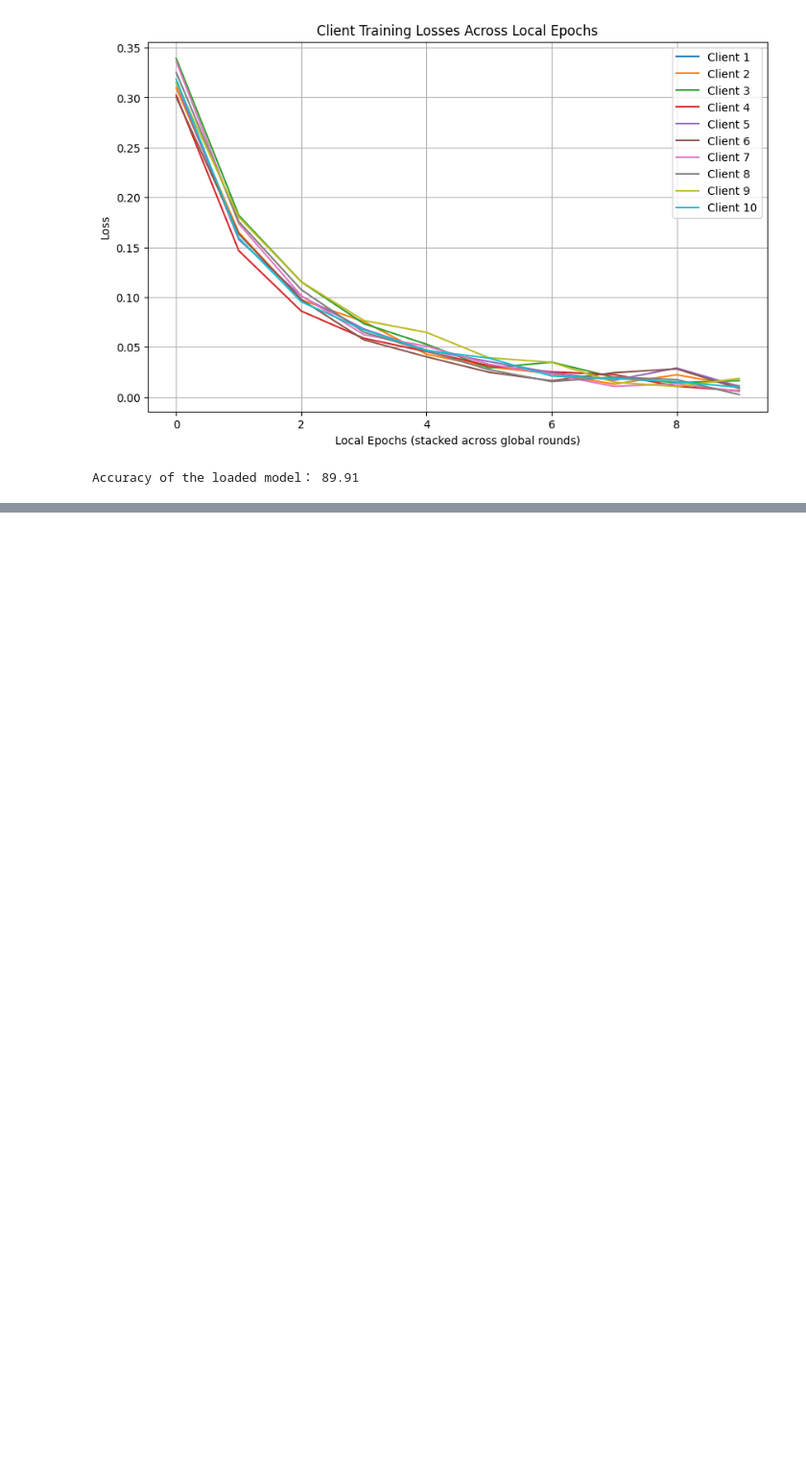
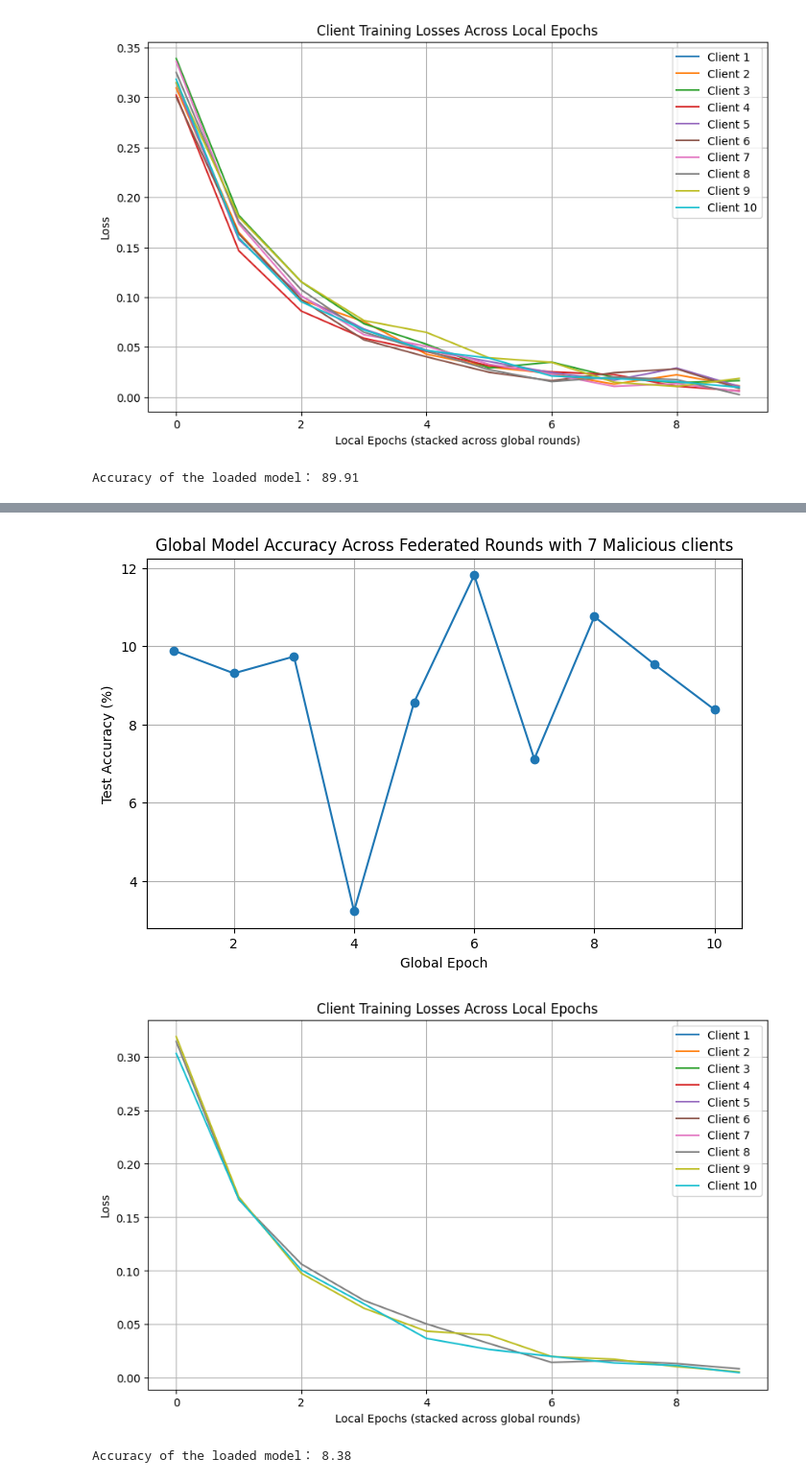
Before and after one commit to kevingallardo52/data_security_course_project, a Jupyter notebook: level_3.ipynb, the cells around one changed output, grey strips where cells are left out. Shown at 96% size. Drawn from its saved outputs; the diff is of its cells as text; code cells hidden in the pictures; blank space fills up the shorter version.

```diff
--- a/level_3.ipynb
+++ b/level_3.ipynb
@@ -238,0 +321,36 @@ Accuracy of the loaded model： 89.91
+# %%
+# Plot global accuracy
+
+plt.figure(figsize=(8,5))
+plt.plot(range(1, global_epochs+1), global_accuracies, marker='o')
+plt.title("Global Model Accuracy Across Federated Rounds with 7 Malicious clients")
+plt.xlabel("Global Epoch")
+plt.ylabel("Test Accuracy (%)")
+plt.grid(True)
+plt.show()
+
+# Plot client losses
+plt.figure(figsize=(10,6))
+for client_idx in range(n_clients):
+    # Flatten nested list of losses per global round
+    client_curve = [
+    loss for round_losses in client_losses_history[client_idx] if round_losses is not None
+    for loss in round_losses
+]
+    plt.plot(client_curve, label=f'Client {client_idx+1}')
+plt.title("Client Training Losses Across Local Epochs")
+plt.xlabel("Local Epochs (stacked across global rounds)")
+plt.ylabel("Loss")
+plt.legend()
+plt.grid(True)
+plt.show()
+# %% [output]
+[figure, added]
+[figure, added]
+# %%
+# testing saved best model
+accuracy = test_model(global_model, test_loader, device)
+
+print("Accuracy of the loaded model：", accuracy)
+# %% [output]
+Accuracy of the loaded model： 8.38
```
Also changed, not shown: parts of 1 cell of this notebook.
